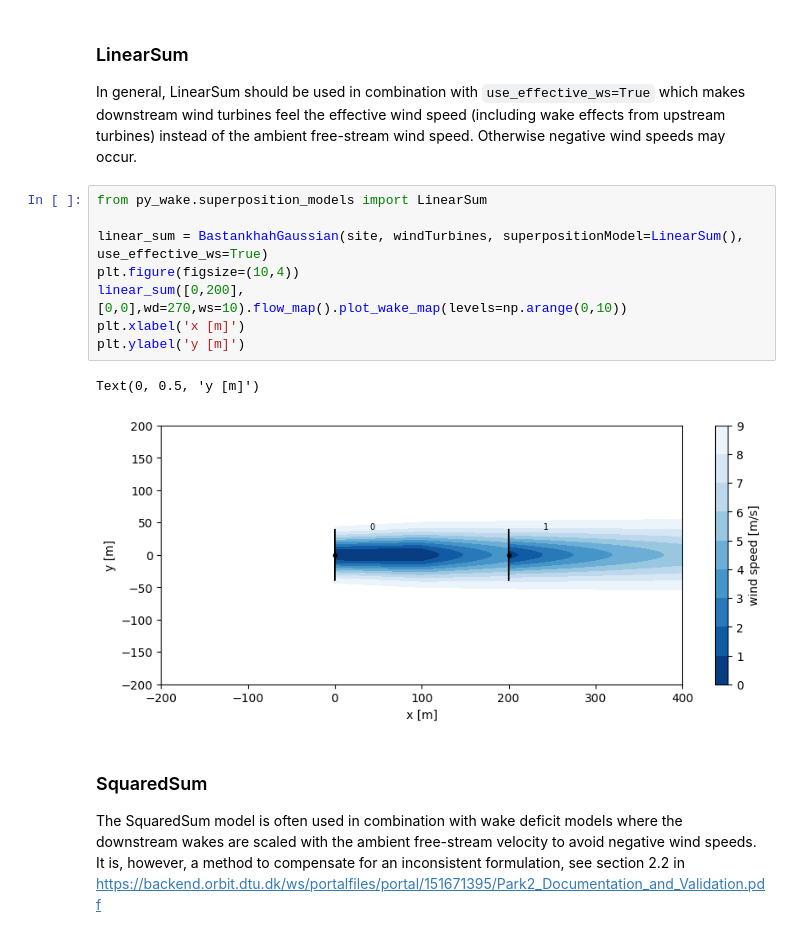
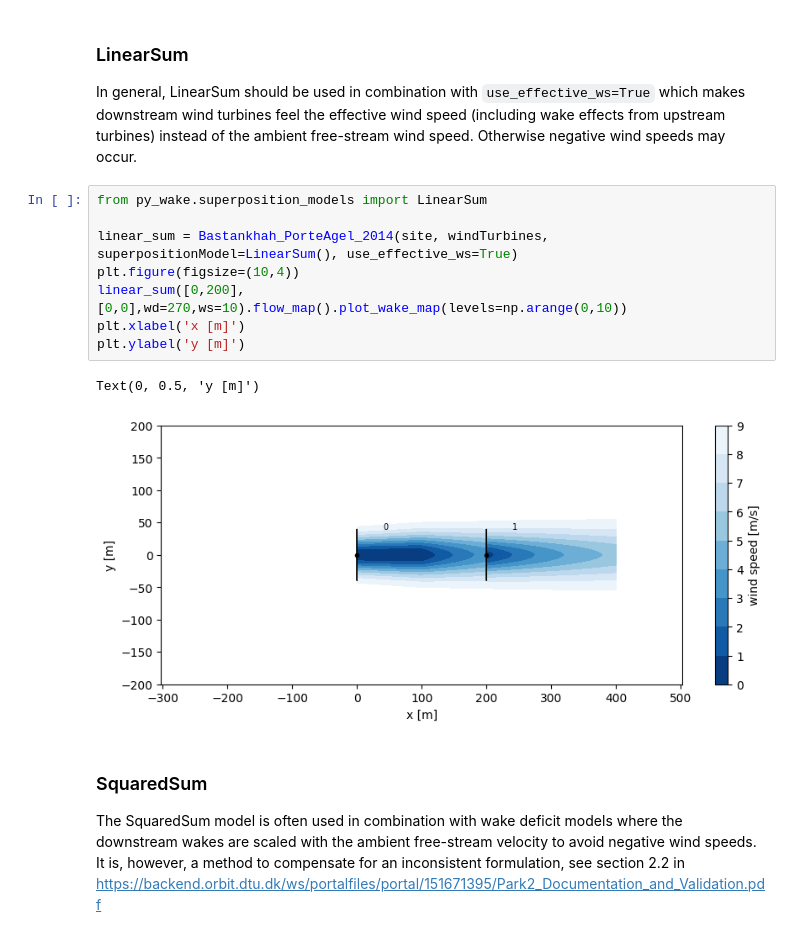
Before and after one commit to geoxiadis/smth, a Jupyter notebook: docs/notebooks/SuperpositionModels.ipynb, the cells around one changed output. Saved outputs shown, nothing was run; the diff lists cells and outputs as text.

```diff
--- a/docs/notebooks/SuperpositionModels.ipynb
+++ b/docs/notebooks/SuperpositionModels.ipynb
@@ -33,14 +36,14 @@ In general, LinearSum should be used in combination with `use_effective_ws=True`
 # %%
 from py_wake.superposition_models import LinearSum
 
-linear_sum = BastankhahGaussian(site, windTurbines, superpositionModel=LinearSum(), use_effective_ws=True)
+linear_sum = Bastankhah_PorteAgel_2014(site, windTurbines, superpositionModel=LinearSum(), use_effective_ws=True)
 plt.figure(figsize=(10,4))
 linear_sum([0,200],[0,0],wd=270,ws=10).flow_map().plot_wake_map(levels=np.arange(0,10))
 plt.xlabel('x [m]')
 plt.ylabel('y [m]')
 # %% [output]
 Text(0, 0.5, 'y [m]')
-[figure, old version]
+[figure, new version]
 # %% [markdown]
 ### SquaredSum
 
```
Also changed, not shown: parts of 7 cells of this notebook, 18 other files.
